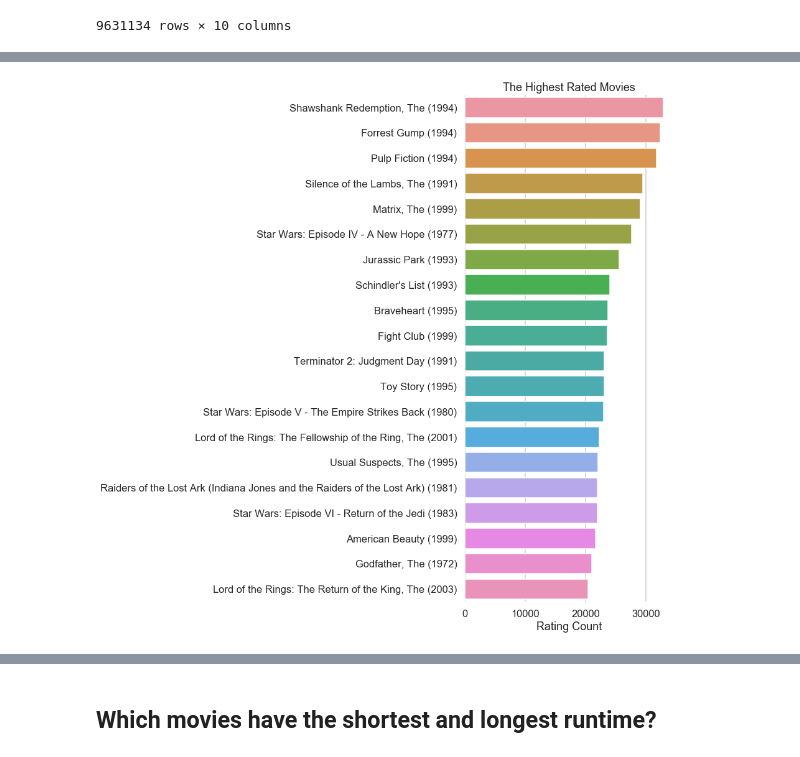
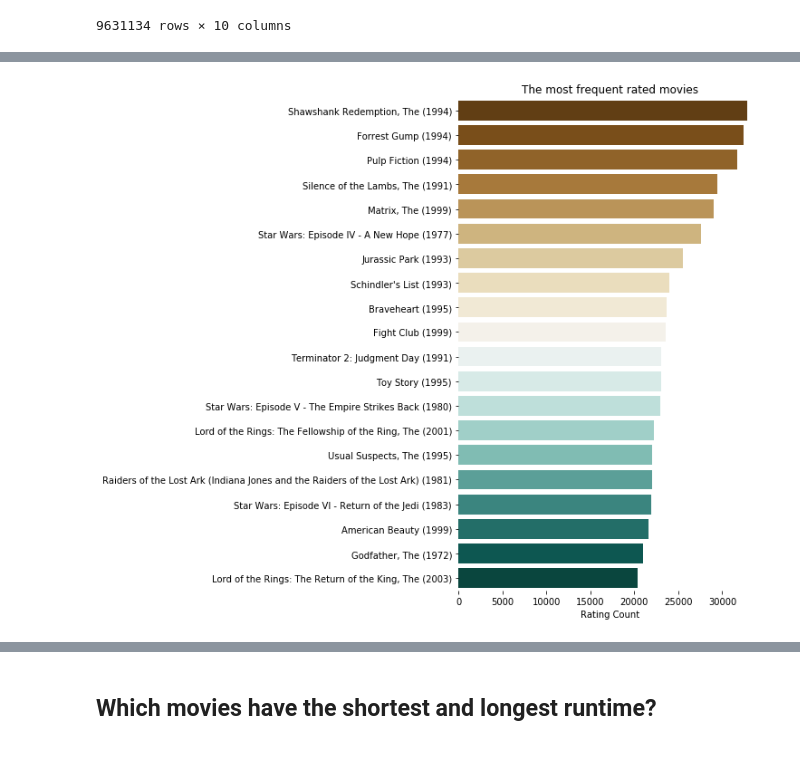
Before and after one commit to EDSATeam11/unsupervised-predict-streamlit-template, a Jupyter notebook: main.ipynb, the cells around one changed output, grey strips where cells are left out. Cells and saved outputs as stored; diff of their text form; code cells hidden in the pictures.

```diff
--- a/main.ipynb
+++ b/main.ipynb
@@ -281,13 +284,13 @@ result.sort_values('title')
 9631134 rows × 10 columns
 # %%
 # Most rated titles
-most_rated = pd.DataFrame(data.groupby('title')['rating']
+most_rated = pd.DataFrame(result.groupby('title')['rating']
                           .count()
                           .sort_values(ascending=False)).reset_index()
 # %%
-#most_rated.rename('rating', 'num_of_ratings')
+most_rated = most_rated.rename(columns={"rating": "num_of_ratings"})
 most_rated.reindex()
-most_rated
+most_rated.head()
 # %% [output]
 |  | title | num_of_ratings |
 | 0 | Shawshank Redemption, The (1994) | 32831 |
@@ -305,10 +301,10 @@ most_rated
 # %%
 # plot the highest rated movies
-f, ax = plt.subplots(figsize=(6, 15))
-sns.barplot(data=most_rated[0:20],y='title',x='num_of_ratings')
+f, ax = plt.subplots(figsize=(6, 10))
+sns.barplot(data=most_rated[0:20],y='title',x='num_of_ratings',palette = sns.color_palette("BrBG", 20))
 ax.set(ylabel="",
        xlabel="Rating Count")
-ax.title.set_text('The Highest Rated Movies')
+ax.title.set_text('The most frequent rated movies')
 sns.despine(left=True, bottom=True)
 # %% [output]
-[figure, old version]
+[figure, new version]
```
Also changed, not shown: parts of 73 cells of this notebook.
